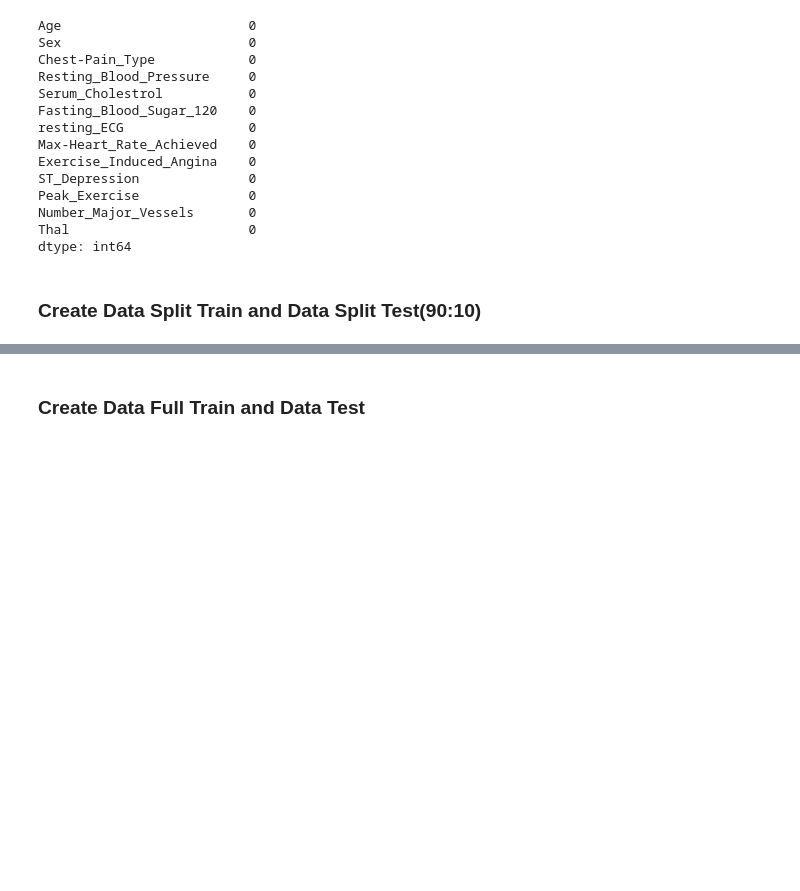
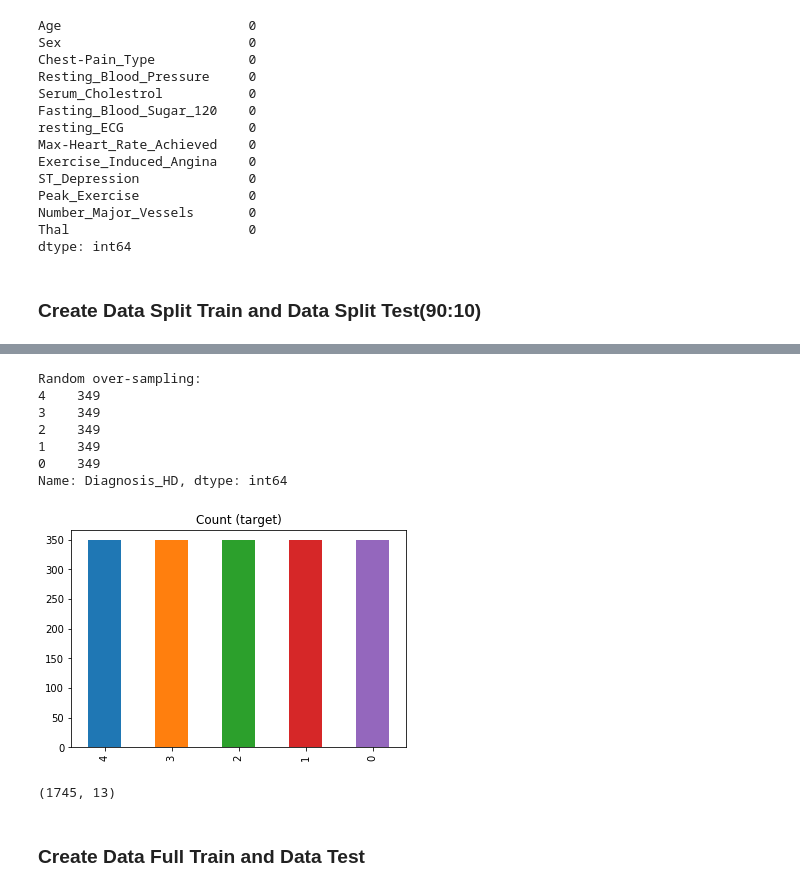
Before and after one commit to aldoazali/ButuhPassingan_IF3170, a Jupyter notebook: IF3170_Butuh_Passingan_vAldo.ipynb, the cells around one changed output, grey strips where cells are left out. Drawn from its saved outputs; the diff is of its cells as text; code cells hidden in the pictures; blank space fills up the shorter version.

```diff
--- a/IF3170_Butuh_Passingan_vAldo.ipynb
+++ b/IF3170_Butuh_Passingan_vAldo.ipynb
@@ -267,0 +278,20 @@ array([265., 225., 195., 236., 333., 216., 321., 192., 320.,   0., 305.,
+# %%
+df_class_1_over = df_class_1.sample(count_class_0, replace=True)
+df_class_2_over = df_class_2.sample(count_class_0, replace=True)
+df_class_3_over = df_class_3.sample(count_class_0, replace=True)
+df_class_4_over = df_class_4.sample(count_class_0, replace=True)
+df_over = pd.concat([df_class_0, df_class_1_over, df_class_2_over, df_class_3_over, df_class_4_over], axis=0)
+
+print('Random over-sampling:')
+print(df_over.Diagnosis_HD.value_counts())
+
+df_over.Diagnosis_HD.value_counts().plot(kind='bar', title='Count (target)');
+# %% [output]
+Random over-sampling:
+4    349
+3    349
+2    349
+1    349
+0    349
+Name: Diagnosis_HD, dtype: int64
+[figure, added]
@@ -268,3 +301,7 @@ array([265., 225., 195., 236., 333., 216., 321., 192., 320.,   0., 305.,
+# %%
+X_train_split.shape
+# %% [output]
+(1745, 13)
 # %% [markdown]
 ### Create Data Full Train and Data Test
 # %%
```
Also changed, not shown: parts of 24 cells of this notebook.
